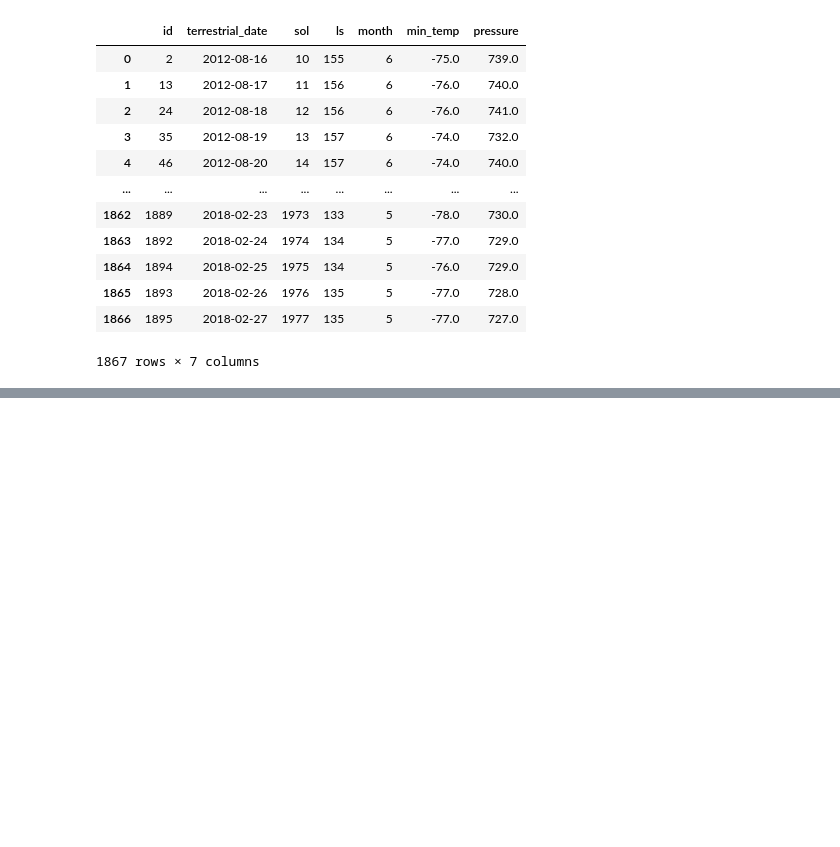
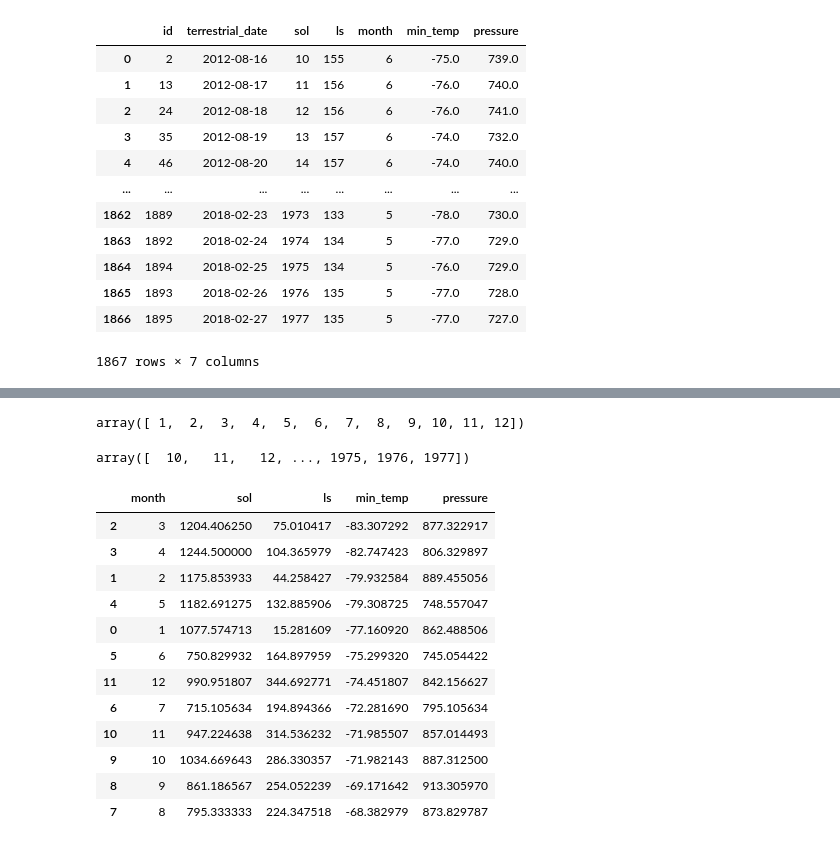
Before and after one commit to caseygomez/web_scraping, a Jupyter notebook: mars_data_challenge_part_2.ipynb, the cells around one changed output, grey strips where cells are left out. Saved outputs shown, nothing was run; the diff lists cells and outputs as text; code cells hidden in the pictures; blank space fills up the shorter version.

```diff
--- a/mars_data_challenge_part_2.ipynb
+++ b/mars_data_challenge_part_2.ipynb
@@ -115,0 +72,32 @@ dtype: object
+# %%
+#There are 12 Martian Months.
+mars_months = np.unique(df['month'])
+mars_months
+# %% [output]
+array([ 1,  2,  3,  4,  5,  6,  7,  8,  9, 10, 11, 12])
+# %%
+#There are 1,977 Sols, or Martian days in the scraped dataset.
+sols = np.unique(df['sol'])
+sols
+# %% [output]
+array([  10,   11,   12, ..., 1975, 1976, 1977])
+# %%
+# get table headers
+headers = list(df)
+# coldest and warmest months on Mars
+mintemp_df = df[headers[2:]].groupby('month', as_index=False).mean().sort_values('min_temp')
+mintemp_df
+# %% [output]
+|  | month | sol | ls | min_temp | pressure |
+| 2 | 3 | 1204.406250 | 75.010417 | -83.307292 | 877.322917 |
+| 3 | 4 | 1244.500000 | 104.365979 | -82.747423 | 806.329897 |
+| 1 | 2 | 1175.853933 | 44.258427 | -79.932584 | 889.455056 |
+| 4 | 5 | 1182.691275 | 132.885906 | -79.308725 | 748.557047 |
+| 0 | 1 | 1077.574713 | 15.281609 | -77.160920 | 862.488506 |
+| 5 | 6 | 750.829932 | 164.897959 | -75.299320 | 745.054422 |
+| 11 | 12 | 990.951807 | 344.692771 | -74.451807 | 842.156627 |
+| 6 | 7 | 715.105634 | 194.894366 | -72.281690 | 795.105634 |
+| 10 | 11 | 947.224638 | 314.536232 | -71.985507 | 857.014493 |
+| 9 | 10 | 1034.669643 | 286.330357 | -71.982143 | 887.312500 |
+| 8 | 9 | 861.186567 | 254.052239 | -69.171642 | 913.305970 |
+| 7 | 8 | 795.333333 | 224.347518 | -68.382979 | 873.829787 |
```
Also changed, not shown: parts of 23 cells of this notebook, 2 other files.
